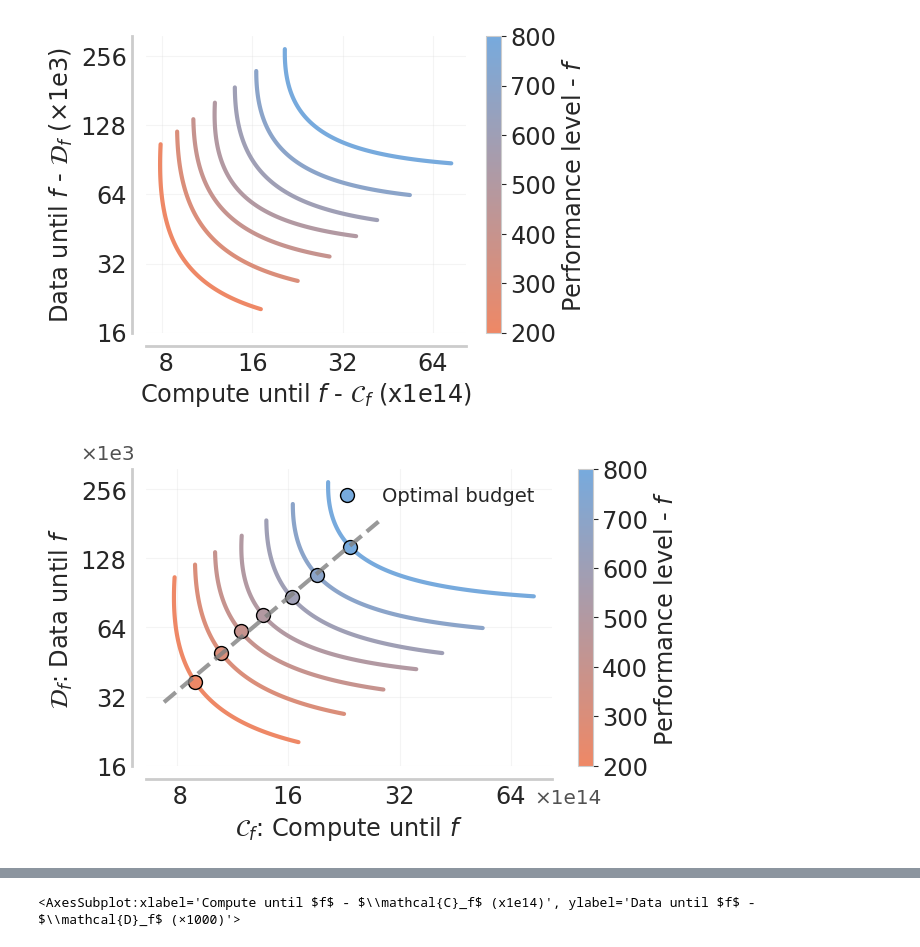
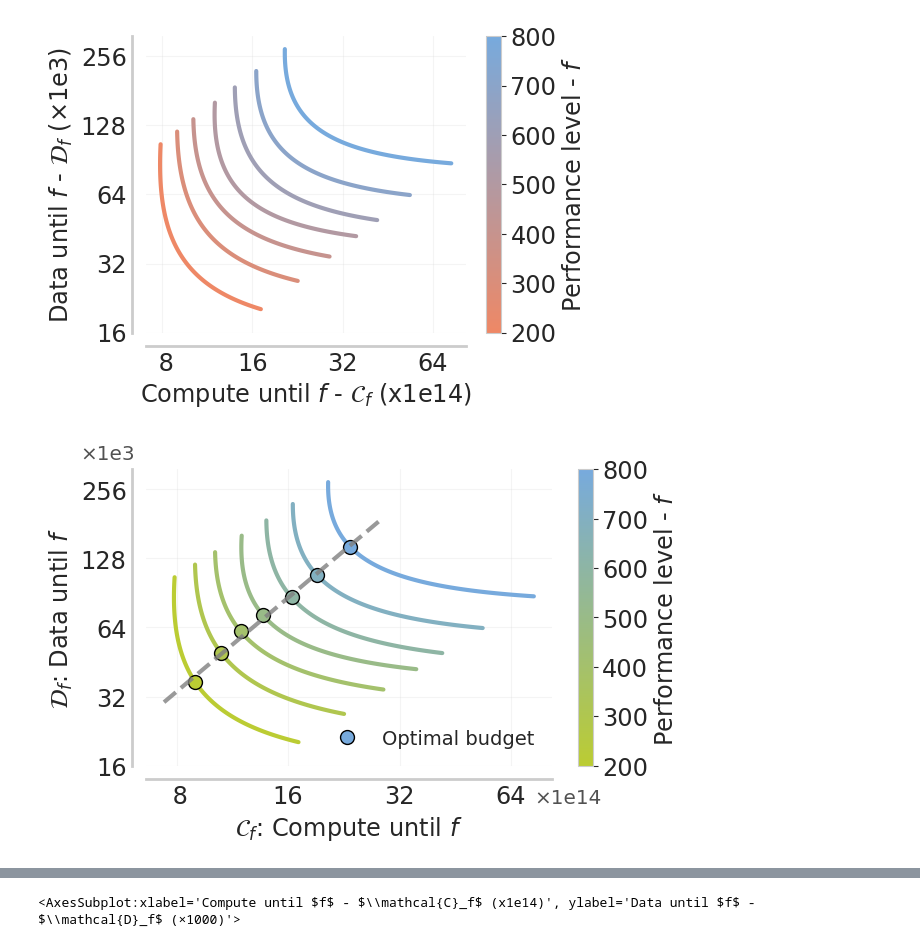
Before and after one commit to orybkin/taskmaster, a Jupyter notebook: isaacgymenvs/qscaled/dmc_pareto.ipynb, the cells around one changed output, grey strips where cells are left out. Saved outputs shown, nothing was run; the diff lists cells and outputs as text; code cells hidden in the pictures.

```diff
--- a/isaacgymenvs/qscaled/dmc_pareto.ipynb
+++ b/isaacgymenvs/qscaled/dmc_pareto.ipynb
@@ -262,7 +262,7 @@ for i, env in enumerate(envs):
     # Get UTD and crossing times for this environment, sorted by UTD
     utds = sorted(env_df['utd'].values)
     # Save all thresholds instead of just the last one
-    times = [env_df[env_df['utd'] == utd]['crossings'].iloc[0][:] for utd in utds]
+    times = [env_df[env_df['utd'] == utd]['crossings'].iloc[0][:-1] for utd in utds]
     env_data_dict[env] = list(zip(utds, times))
 
     # Plot if we have data
@@ -591,7 +591,7 @@ fig, axs = plt.subplots(1, 1)
 fig.set_size_inches(496.0/192*2, 369.6/192*2)
 
 from matplotlib.colors import LinearSegmentedColormap
-cmap = LinearSegmentedColormap.from_list("custom_gradient", [COLORS[4], COLORS[1]])
+cmap = LinearSegmentedColormap.from_list("custom_gradient", [COLORS[0], COLORS[1]])
 n_colors = n_thresholds
 colors = [cmap(i / (n_colors - 1)) for i in range(n_colors)]
 
@@ -752,7 +752,7 @@ fig, axs = plt.subplots(1, 1)
 fig.set_size_inches(496.0/192*2 * 1.27, 369.6/192*2)
 
 from matplotlib.colors import LinearSegmentedColormap
-cmap = LinearSegmentedColormap.from_list("custom_gradient", [COLORS[4], COLORS[1]])
+cmap = LinearSegmentedColormap.from_list("custom_gradient", [COLORS[0], COLORS[1]])
 n_colors = n_thresholds
 colors = [cmap(i / (n_colors - 1)) for i in range(n_colors)]
 
@@ -818,7 +818,7 @@ plt.plot(x_line, y_line, '--', color='gray',
 
 plt.xscale('log')
 plt.yscale('log')
-axs.legend(prop={'size': 14}, ncol=1, frameon=False, loc='upper right')
+axs.legend(prop={'size': 14}, ncol=1, frameon=False, loc='lower right')
 
 x = np.logspace(np.log10(8e14), np.log10(64e14), num=4, dtype=int)
 xlabels = ["%2.f" % (y/1e14) for y in x]
@@ -841,34 +841,34 @@ plot_utils._annotate_and_decorate_axis(axs, xlabel='$\mathcal{C}_f$: Compute unt
                                        ylabel='$\mathcal{D}_f$: Data until $f$',
                                        labelsize='xx-large', ticklabelsize='xx-large',
                                        grid_alpha=0.2, legend=False)
 
 plt.text(1.12, -0.14, '×1e14', transform=axs.transAxes,
          horizontalalignment='right', verticalalignment='bottom',
          fontsize='x-large', alpha=0.8)
 plt.text(-0.025, 1.02, '×1e3', transform=axs.transAxes,
          horizontalalignment='right', verticalalignment='bottom',
          fontsize='x-large', alpha=0.8)
 
 
 
 
 # Save fits
 # np.save('fits.npy', fits)
 # # Add colorbar
 # sm = plt.cm.ScalarMappable(cmap=cmap, norm=plt.Normalize(vmin=min(thresholds), vmax=max(thresholds)))
 # sm.set_array([])
 # cbar = plt.colorbar(sm)
 # cbar.set_label('Performance level - $f$', size='xx-large')
 # cbar.ax.tick_params(labelsize='xx-large')
 
 # Add colorbar
 sm = plt.cm.ScalarMappable(cmap=cmap, norm=plt.Normalize(vmin=min(thresholds), vmax=max(thresholds)))
 sm.set_array([])
 cbar = plt.colorbar(sm)
 cbar.set_label('Performance level - $f$', size='xx-large')
 cbar.ax.tick_params(labelsize='xx-large')
 # %% [output]
-[figure, old version]
+[figure, new version]
 # %%
 # Plot pareto fits
 
```
Also changed, not shown: parts of 3 cells of this notebook, 6 other files.
